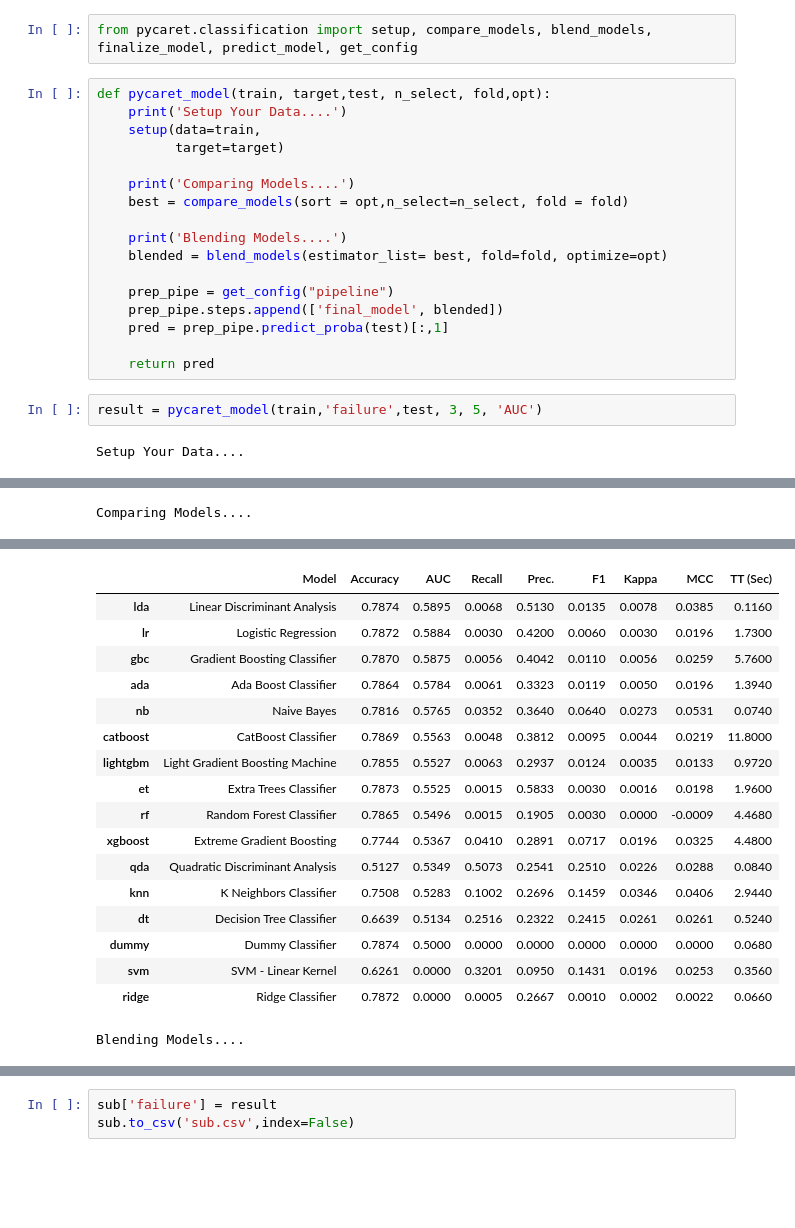
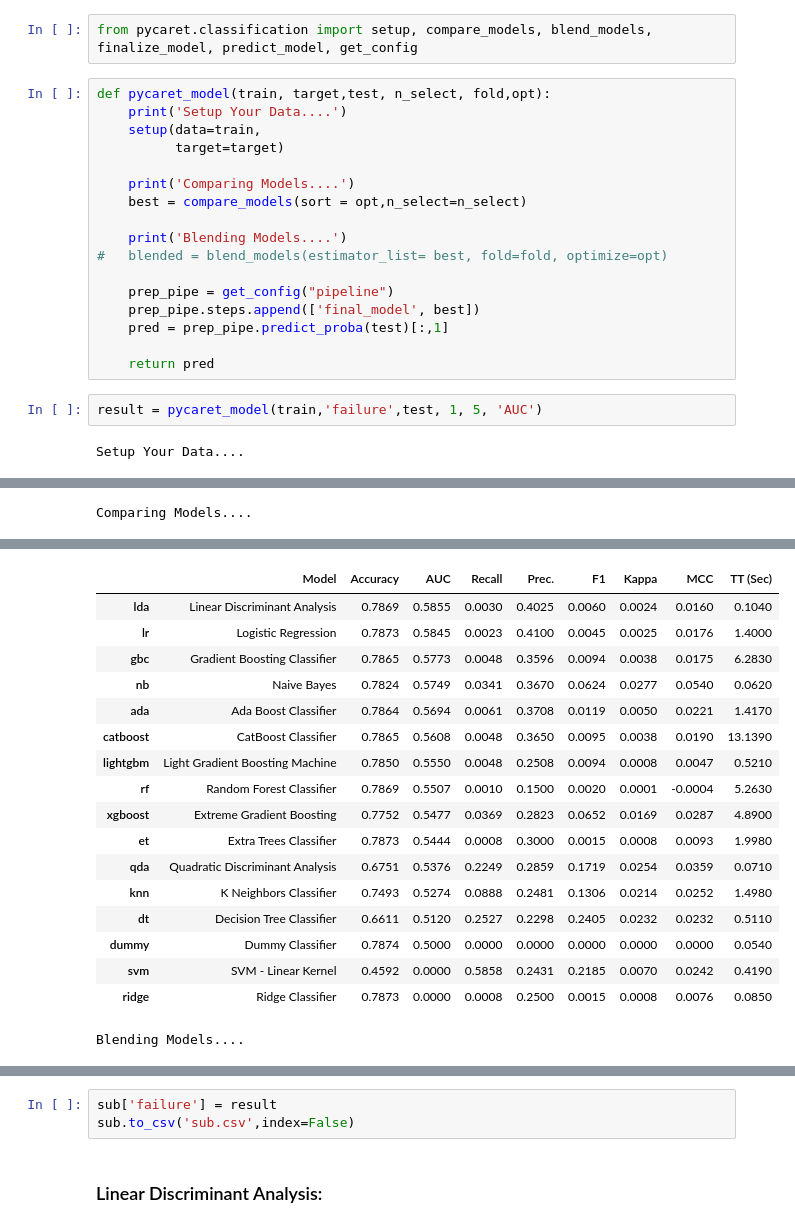
Before and after one commit to Rjshrivastav/Kaggle-Tabular-playground-series, a Jupyter notebook: tps-aug-22-basic-pycaret.ipynb, the cells around one changed output, grey strips where cells are left out. Drawn from its saved outputs; the diff is of its cells as text; blank space fills up the shorter version.

```diff
--- a/tps-aug-22-basic-pycaret.ipynb
+++ b/tps-aug-22-basic-pycaret.ipynb
@@ -266,18 +266,18 @@ def pycaret_model(train, target,test, n_select, fold,opt):
           target=target)
 
     print('Comparing Models....')
-    best = compare_models(sort = opt,n_select=n_select, fold = fold)
+    best = compare_models(sort = opt,n_select=n_select)
 
     print('Blending Models....')
-    blended = blend_models(estimator_list= best, fold=fold, optimize=opt)
+#   blended = blend_models(estimator_list= best, fold=fold, optimize=opt)
 
     prep_pipe = get_config("pipeline")
-    prep_pipe.steps.append(['final_model', blended])
+    prep_pipe.steps.append(['final_model', best])
     pred = prep_pipe.predict_proba(test)[:,1]
 
     return pred
 # %%
-result = pycaret_model(train,'failure',test, 3, 5, 'AUC')
+result = pycaret_model(train,'failure',test, 1, 5, 'AUC')
 # %% [output]
 Setup Your Data....
 |  | Description | Value |
@@ -300,20 +300,20 @@ Setup Your Data....
 Comparing Models....
 [interactive output not drawn]
 |  | Model | Accuracy | AUC | Recall | Prec. | F1 | Kappa | MCC | TT (Sec) |
-| lda | Linear Discriminant Analysis | 0.7874 | 0.5895 | 0.0068 | 0.5130 | 0.0135 | 0.0078 | 0.0385 | 0.1160 |
-| lr | Logistic Regression | 0.7872 | 0.5884 | 0.0030 | 0.4200 | 0.0060 | 0.0030 | 0.0196 | 1.7300 |
-| gbc | Gradient Boosting Classifier | 0.7870 | 0.5875 | 0.0056 | 0.4042 | 0.0110 | 0.0056 | 0.0259 | 5.7600 |
-| ada | Ada Boost Classifier | 0.7864 | 0.5784 | 0.0061 | 0.3323 | 0.0119 | 0.0050 | 0.0196 | 1.3940 |
-| nb | Naive Bayes | 0.7816 | 0.5765 | 0.0352 | 0.3640 | 0.0640 | 0.0273 | 0.0531 | 0.0740 |
-| catboost | CatBoost Classifier | 0.7869 | 0.5563 | 0.0048 | 0.3812 | 0.0095 | 0.0044 | 0.0219 | 11.8000 |
-| lightgbm | Light Gradient Boosting Machine | 0.7855 | 0.5527 | 0.0063 | 0.2937 | 0.0124 | 0.0035 | 0.0133 | 0.9720 |
-| et | Extra Trees Classifier | 0.7873 | 0.5525 | 0.0015 | 0.5833 | 0.0030 | 0.0016 | 0.0198 | 1.9600 |
-| rf | Random Forest Classifier | 0.7865 | 0.5496 | 0.0015 | 0.1905 | 0.0030 | 0.0000 | -0.0009 | 4.4680 |
-| xgboost | Extreme Gradient Boosting | 0.7744 | 0.5367 | 0.0410 | 0.2891 | 0.0717 | 0.0196 | 0.0325 | 4.4800 |
-| qda | Quadratic Discriminant Analysis | 0.5127 | 0.5349 | 0.5073 | 0.2541 | 0.2510 | 0.0226 | 0.0288 | 0.0840 |
-| knn | K Neighbors Classifier | 0.7508 | 0.5283 | 0.1002 | 0.2696 | 0.1459 | 0.0346 | 0.0406 | 2.9440 |
-| dt | Decision Tree Classifier | 0.6639 | 0.5134 | 0.2516 | 0.2322 | 0.2415 | 0.0261 | 0.0261 | 0.5240 |
-| dummy | Dummy Classifier | 0.7874 | 0.5000 | 0.0000 | 0.0000 | 0.0000 | 0.0000 | 0.0000 | 0.0680 |
-| svm | SVM - Linear Kernel | 0.6261 | 0.0000 | 0.3201 | 0.0950 | 0.1431 | 0.0196 | 0.0253 | 0.3560 |
-| ridge | Ridge Classifier | 0.7872 | 0.0000 | 0.0005 | 0.2667 | 0.0010 | 0.0002 | 0.0022 | 0.0660 |
+| lda | Linear Discriminant Analysis | 0.7869 | 0.5855 | 0.0030 | 0.4025 | 0.0060 | 0.0024 | 0.0160 | 0.1040 |
+| lr | Logistic Regression | 0.7873 | 0.5845 | 0.0023 | 0.4100 | 0.0045 | 0.0025 | 0.0176 | 1.4000 |
+| gbc | Gradient Boosting Classifier | 0.7865 | 0.5773 | 0.0048 | 0.3596 | 0.0094 | 0.0038 | 0.0175 | 6.2830 |
+| nb | Naive Bayes | 0.7824 | 0.5749 | 0.0341 | 0.3670 | 0.0624 | 0.0277 | 0.0540 | 0.0620 |
+| ada | Ada Boost Classifier | 0.7864 | 0.5694 | 0.0061 | 0.3708 | 0.0119 | 0.0050 | 0.0221 | 1.4170 |
+| catboost | CatBoost Classifier | 0.7865 | 0.5608 | 0.0048 | 0.3650 | 0.0095 | 0.0038 | 0.0190 | 13.1390 |
+| lightgbm | Light Gradient Boosting Machine | 0.7850 | 0.5550 | 0.0048 | 0.2508 | 0.0094 | 0.0008 | 0.0047 | 0.5210 |
+| rf | Random Forest Classifier | 0.7869 | 0.5507 | 0.0010 | 0.1500 | 0.0020 | 0.0001 | -0.0004 | 5.2630 |
+| xgboost | Extreme Gradient Boosting | 0.7752 | 0.5477 | 0.0369 | 0.2823 | 0.0652 | 0.0169 | 0.0287 | 4.8900 |
+| et | Extra Trees Classifier | 0.7873 | 0.5444 | 0.0008 | 0.3000 | 0.0015 | 0.0008 | 0.0093 | 1.9980 |
+| qda | Quadratic Discriminant Analysis | 0.6751 | 0.5376 | 0.2249 | 0.2859 | 0.1719 | 0.0254 | 0.0359 | 0.0710 |
+| knn | K Neighbors Classifier | 0.7493 | 0.5274 | 0.0888 | 0.2481 | 0.1306 | 0.0214 | 0.0252 | 1.4980 |
+| dt | Decision Tree Classifier | 0.6611 | 0.5120 | 0.2527 | 0.2298 | 0.2405 | 0.0232 | 0.0232 | 0.5110 |
+| dummy | Dummy Classifier | 0.7874 | 0.5000 | 0.0000 | 0.0000 | 0.0000 | 0.0000 | 0.0000 | 0.0540 |
+| svm | SVM - Linear Kernel | 0.4592 | 0.0000 | 0.5858 | 0.2431 | 0.2185 | 0.0070 | 0.0242 | 0.4190 |
+| ridge | Ridge Classifier | 0.7873 | 0.0000 | 0.0008 | 0.2500 | 0.0015 | 0.0008 | 0.0076 | 0.0850 |
 Blending Models....
@@ -330,3 +320,5 @@ Blending Models....
 # %%
 sub['failure'] = result
 sub.to_csv('sub.csv',index=False)
+# %% [markdown]
+### Linear Discriminant Analysis:
```
Also changed, not shown: parts of 6 cells of this notebook.
